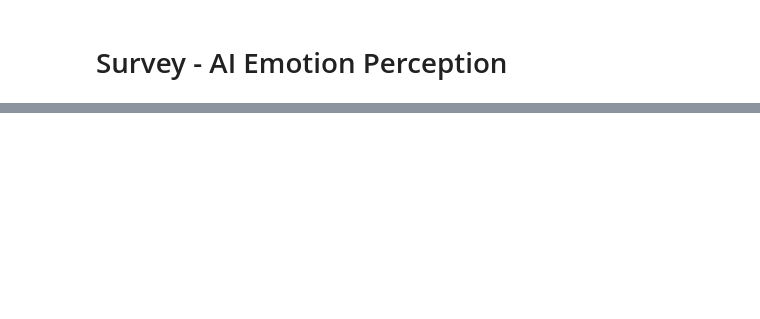
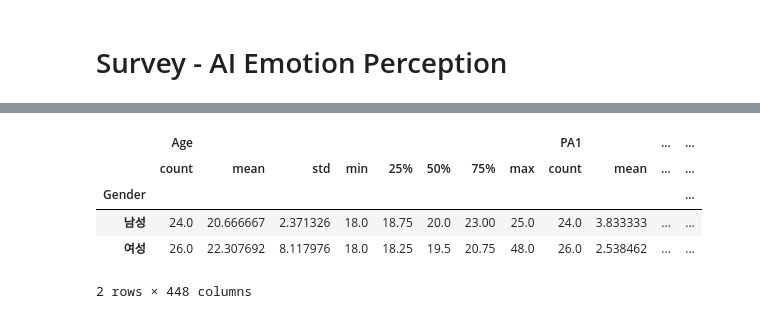
Before and after one commit to irregular6612/phoneticConvergence, a Jupyter notebook: src/analysis/survey.ipynb, the cells around one changed output, grey strips where cells are left out. Drawn from its saved outputs; the diff is of its cells as text; code cells hidden in the pictures; blank space fills up the shorter version.

```diff
--- a/src/analysis/survey.ipynb
+++ b/src/analysis/survey.ipynb
@@ -254,3 +266,3 @@ PosixPath('/Users/bagjuhyeon/Documents/WorkSpace/phoneticConvergence/src/analysi
 # %%
-excel_sheet = excel_file.parse(sheet_name='설문지 응답 시트')
-excel_sheet.info()
+excel_sheet = excel_file.parse(sheet_name='설문지 응답 시트1')
+excel_sheet.head()
@@ -256,0 +303,9 @@ excel_sheet.info()
+# %%
+excel_sheet.groupby(['Gender']).describe()
+# %% [output]
+|  | Age |  |  |  |  |  |  |  | PA1 |  | ... | ... |
+|  | count | mean | std | min | 25% | 50% | 75% | max | count | mean | ... | ... |
+| Gender |  |  |  |  |  |  |  |  |  |  |  | ... |
+| 남성 | 24.0 | 20.666667 | 2.371326 | 18.0 | 18.75 | 20.0 | 23.00 | 25.0 | 24.0 | 3.833333 | ... | ... |
+| 여성 | 26.0 | 22.307692 | 8.117976 | 18.0 | 18.25 | 19.5 | 20.75 | 48.0 | 26.0 | 2.538462 | ... | ... |
+2 rows × 448 columns
```
Also changed, not shown: parts of 16 cells of this notebook.
